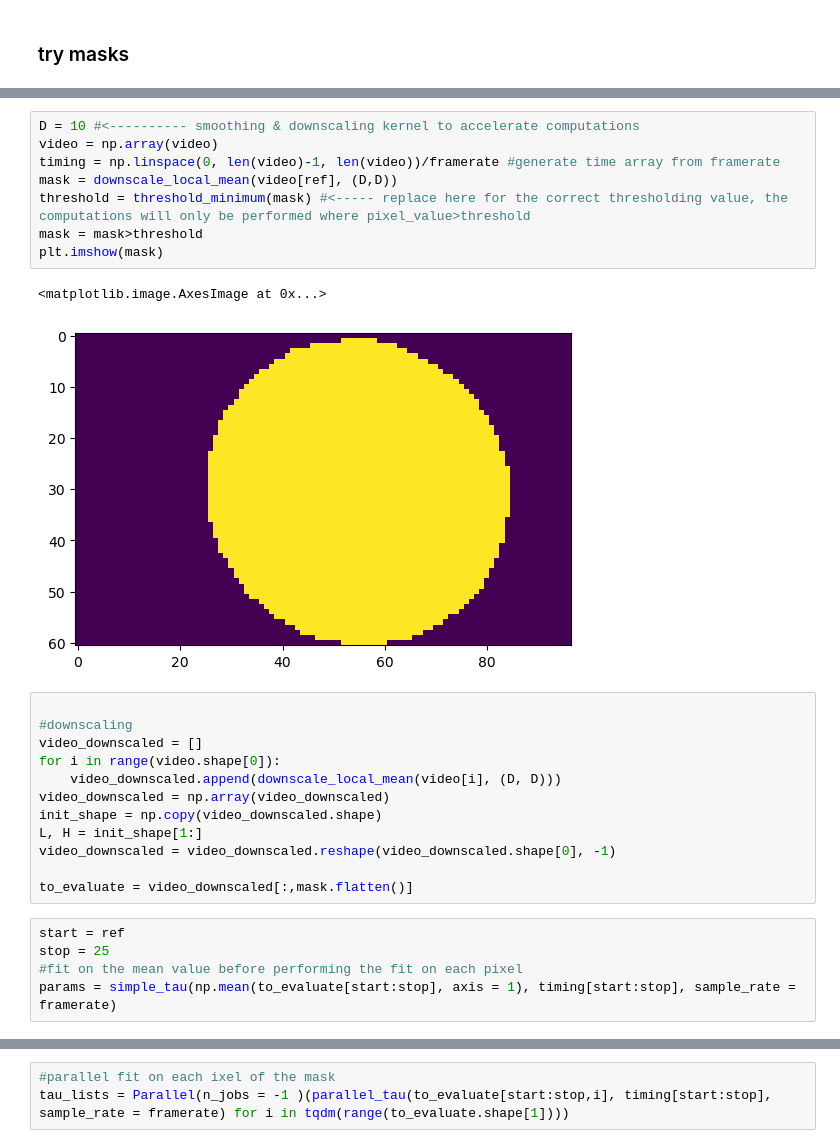
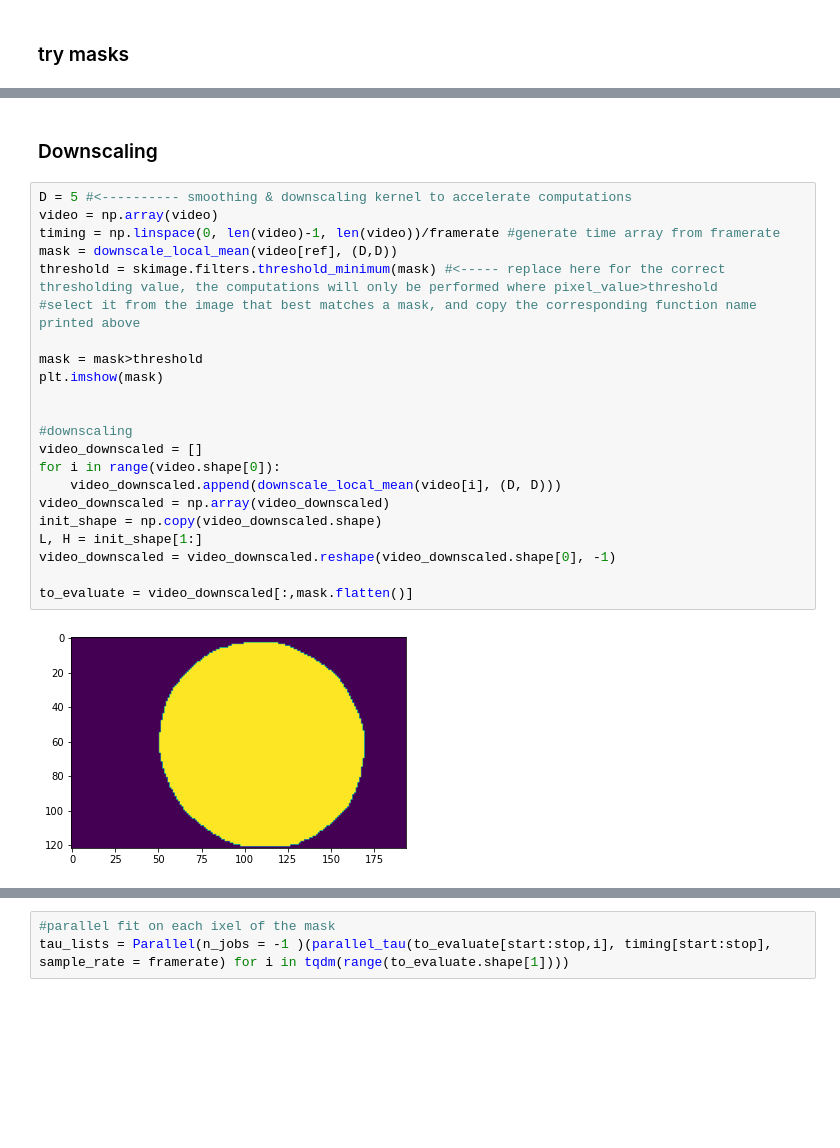
Before and after one commit to DreamRepo/light_calibration, a Jupyter notebook: notebooks/D2_video.ipynb, the cells around one changed output, grey strips where cells are left out. Saved outputs shown, nothing was run; the diff lists cells and outputs as text; blank space fills up the shorter version.

```diff
--- a/notebooks/D2_video.ipynb
+++ b/notebooks/D2_video.ipynb
@@ -175,28 +195,26 @@ skimage.filters.thresholding.threshold_yen
+# %% [markdown]
+### Downscaling
 # %%
-D = 10 #<---------- smoothing & downscaling kernel to accelerate computations
+D = 5 #<---------- smoothing & downscaling kernel to accelerate computations
 video = np.array(video)
 timing = np.linspace(0, len(video)-1, len(video))/framerate #generate time array from framerate
 mask = downscale_local_mean(video[ref], (D,D))
-threshold = threshold_minimum(mask) #<----- replace here for the correct thresholding value, the computations will only be performed where pixel_value>threshold
+threshold = skimage.filters.threshold_minimum(mask) #<----- replace here for the correct thresholding value, the computations will only be performed where pixel_value>threshold
+#select it from the image that best matches a mask, and copy the corresponding function name printed above
+
 mask = mask>threshold
 plt.imshow(mask)
+
+
+#downscaling
+video_downscaled = []
+for i in range(video.shape[0]):
+    video_downscaled.append(downscale_local_mean(video[i], (D, D)))
+video_downscaled = np.array(video_downscaled)
+init_shape = np.copy(video_downscaled.shape)
+L, H = init_shape[1:]
+video_downscaled = video_downscaled.reshape(video_downscaled.shape[0], -1)
+
+to_evaluate = video_downscaled[:,mask.flatten()]
 # %% [output]
-<matplotlib.image.AxesImage at 0x...>
-[figure, old version]
+[figure, new version]
-# %%
-
-#downscaling
-video_downscaled = []
-for i in range(video.shape[0]):
-    video_downscaled.append(downscale_local_mean(video[i], (D, D)))
-video_downscaled = np.array(video_downscaled)
-init_shape = np.copy(video_downscaled.shape)
-L, H = init_shape[1:]
-video_downscaled = video_downscaled.reshape(video_downscaled.shape[0], -1)
-
-to_evaluate = video_downscaled[:,mask.flatten()]
-# %%
-start = ref
-stop = 25
-#fit on the mean value before performing the fit on each pixel
-params = simple_tau(np.mean(to_evaluate[start:stop], axis = 1), timing[start:stop], sample_rate = framerate)
```
Also changed, not shown: parts of 18 cells of this notebook, 8 other files.
